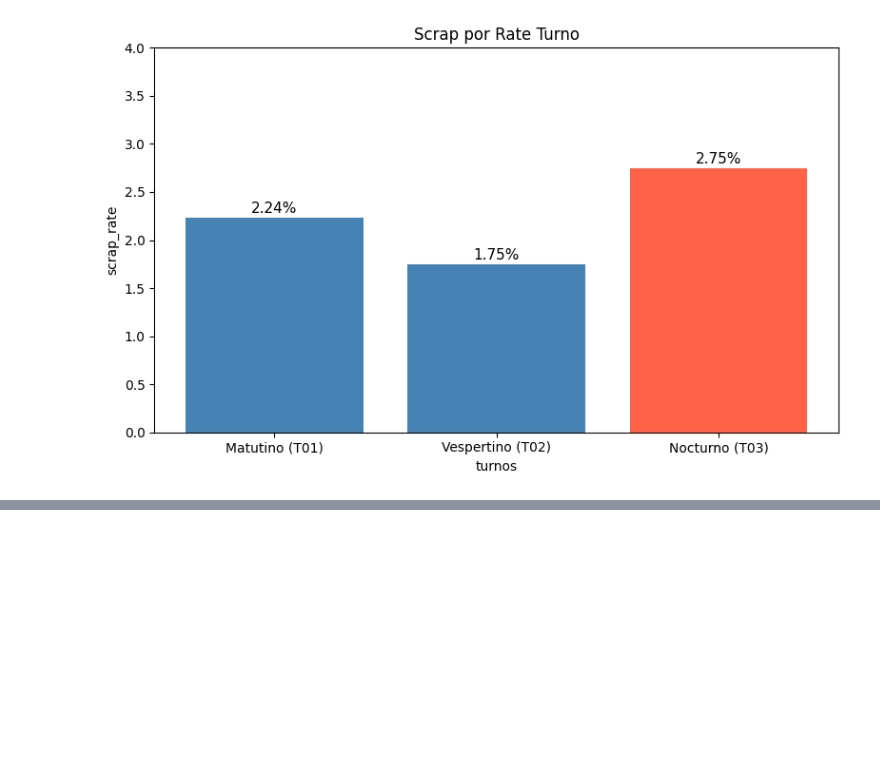
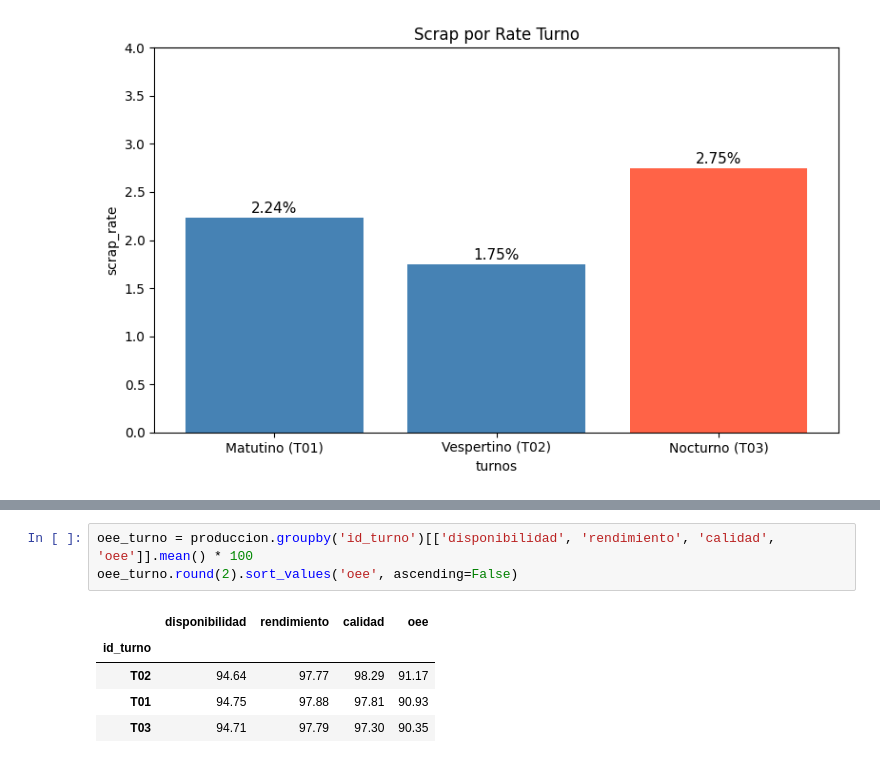
Before and after one commit to alevazto1-dev/portfolio-manufacturing-analytics, a Jupyter notebook: 01_proyecto_automotriz/notebooks/01_exploracion_inicial.ipynb, the cells around one changed output, grey strips where cells are left out. Drawn from its saved outputs; the diff is of its cells as text; blank space fills up the shorter version.

```diff
--- a/01_proyecto_automotriz/notebooks/01_exploracion_inicial.ipynb
+++ b/01_proyecto_automotriz/notebooks/01_exploracion_inicial.ipynb
@@ -527,0 +600,9 @@ plt.show()
+# %%
+oee_turno = produccion.groupby('id_turno')[['disponibilidad', 'rendimiento', 'calidad', 'oee']].mean() * 100
+oee_turno.round(2).sort_values('oee', ascending=False)
+# %% [output]
+|  | disponibilidad | rendimiento | calidad | oee |
+| id_turno |  |  |  |  |
+| T02 | 94.64 | 97.77 | 98.29 | 91.17 |
+| T01 | 94.75 | 97.88 | 97.81 | 90.93 |
+| T03 | 94.71 | 97.79 | 97.30 | 90.35 |
```
Also changed, not shown: parts of 9 cells of this notebook.
